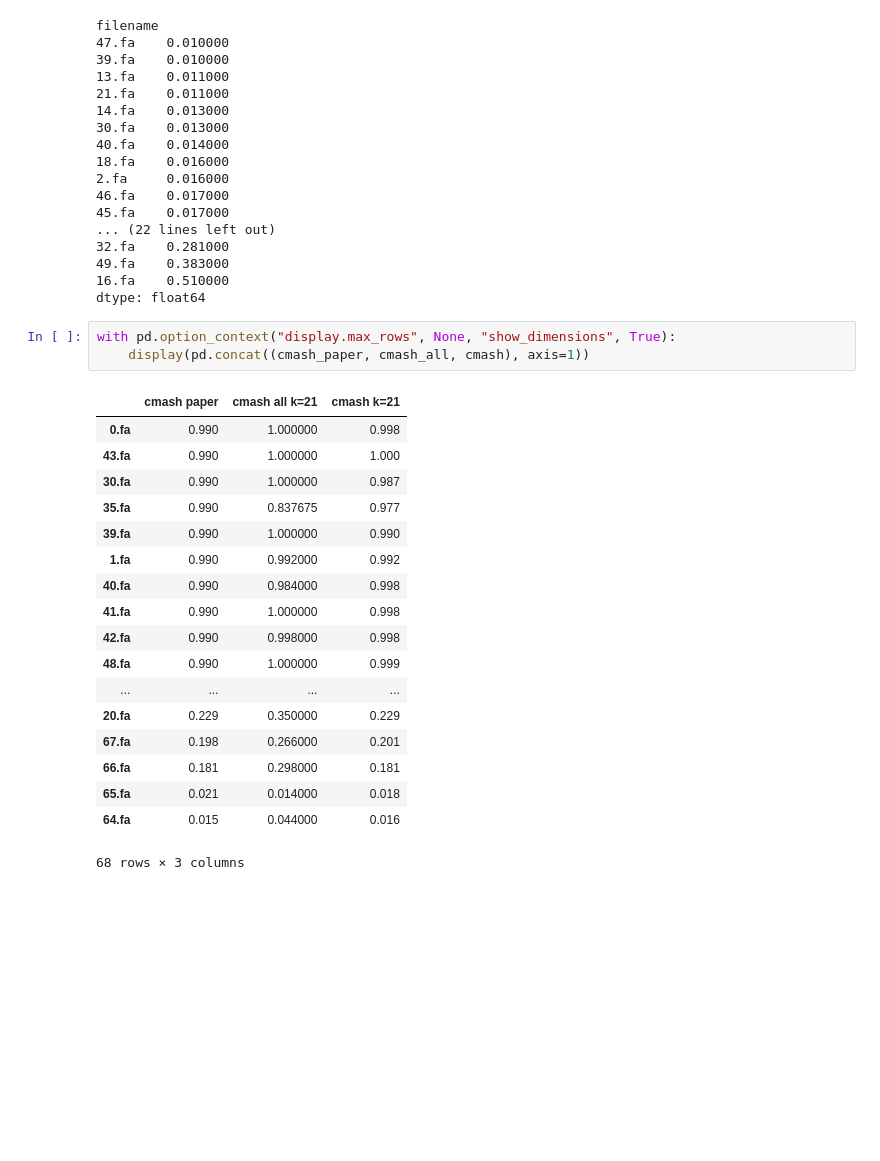
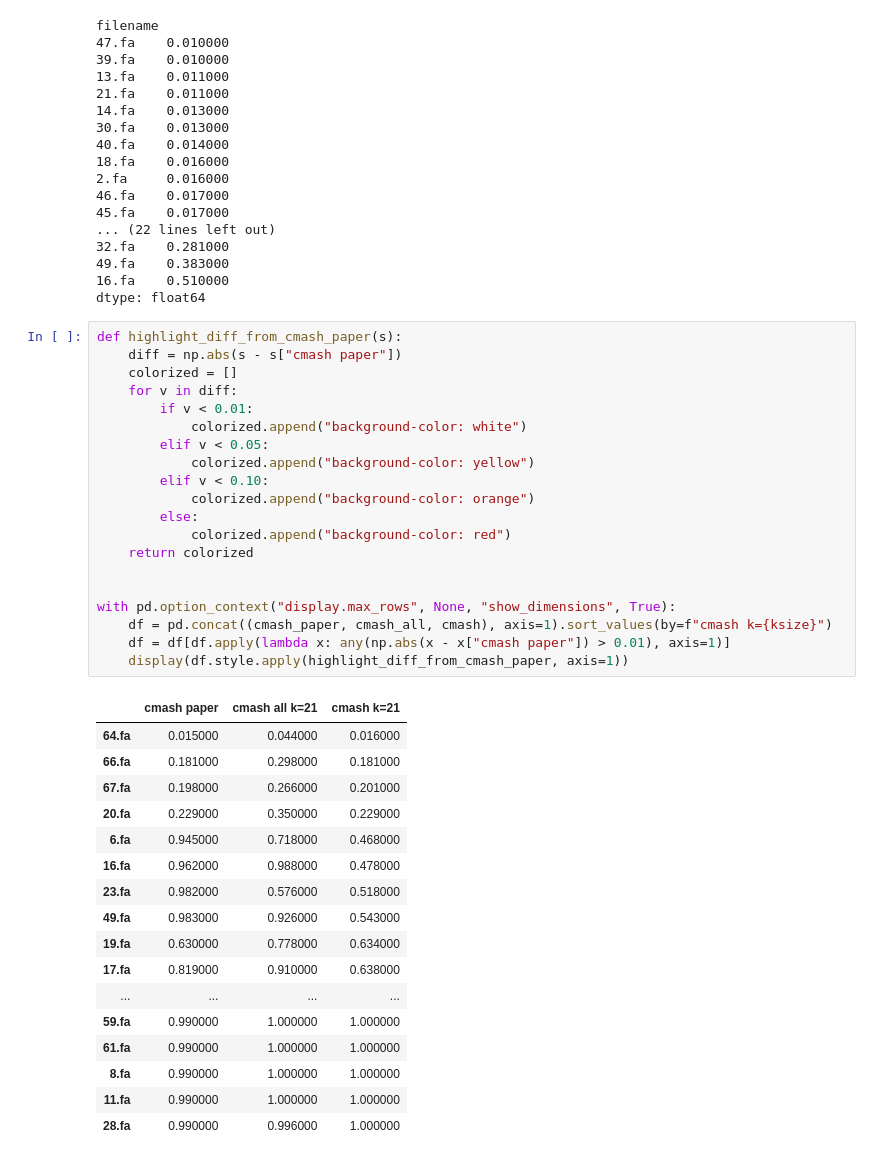
Before and after one commit to luizirber/phd, a Jupyter notebook: experiments/smol_gather/notebooks/analysis.ipynb, the cells around one changed output. Drawn from its saved outputs; the diff is of its cells as text; blank space fills up the shorter version.

Commit message:
cmash updates

```diff
--- a/experiments/smol_gather/notebooks/analysis.ipynb
+++ b/experiments/smol_gather/notebooks/analysis.ipynb
@@ -434,25 +434,41 @@ filename
 49.fa    0.383000
 16.fa    0.510000
 dtype: float64
-# %%
-with pd.option_context("display.max_rows", None, "show_dimensions", True):
-    display(pd.concat((cmash_paper, cmash_all, cmash), axis=1))
-# %% [output]
-|  | cmash paper | cmash all k=21 | cmash k=21 |
-| 0.fa | 0.990 | 1.000000 | 0.998 |
-| 43.fa | 0.990 | 1.000000 | 1.000 |
-| 30.fa | 0.990 | 1.000000 | 0.987 |
-| 35.fa | 0.990 | 0.837675 | 0.977 |
-| 39.fa | 0.990 | 1.000000 | 0.990 |
-| 1.fa | 0.990 | 0.992000 | 0.992 |
-| 40.fa | 0.990 | 0.984000 | 0.998 |
-| 41.fa | 0.990 | 1.000000 | 0.998 |
-| 42.fa | 0.990 | 0.998000 | 0.998 |
-| 48.fa | 0.990 | 1.000000 | 0.999 |
-| ... | ... | ... | ... |
-| 20.fa | 0.229 | 0.350000 | 0.229 |
-| 67.fa | 0.198 | 0.266000 | 0.201 |
-| 66.fa | 0.181 | 0.298000 | 0.181 |
-| 65.fa | 0.021 | 0.014000 | 0.018 |
-| 64.fa | 0.015 | 0.044000 | 0.016 |
-68 rows × 3 columns
+# %%
+def highlight_diff_from_cmash_paper(s):
+    diff = np.abs(s - s["cmash paper"])
+    colorized = []
+    for v in diff:
+        if v < 0.01:
+            colorized.append("background-color: white")
+        elif v < 0.05:
+            colorized.append("background-color: yellow")
+        elif v < 0.10:
+            colorized.append("background-color: orange")
+        else:
+            colorized.append("background-color: red")
+    return colorized
+
+
+with pd.option_context("display.max_rows", None, "show_dimensions", True):
+    df = pd.concat((cmash_paper, cmash_all, cmash), axis=1).sort_values(by=f"cmash k={ksize}")
+    df = df[df.apply(lambda x: any(np.abs(x - x["cmash paper"]) > 0.01), axis=1)]
+    display(df.style.apply(highlight_diff_from_cmash_paper, axis=1))
+# %% [output]
+|  | cmash paper | cmash all k=21 | cmash k=21 |
+| 64.fa | 0.015000 | 0.044000 | 0.016000 |
+| 66.fa | 0.181000 | 0.298000 | 0.181000 |
+| 67.fa | 0.198000 | 0.266000 | 0.201000 |
+| 20.fa | 0.229000 | 0.350000 | 0.229000 |
+| 6.fa | 0.945000 | 0.718000 | 0.468000 |
+| 16.fa | 0.962000 | 0.988000 | 0.478000 |
+| 23.fa | 0.982000 | 0.576000 | 0.518000 |
+| 49.fa | 0.983000 | 0.926000 | 0.543000 |
+| 19.fa | 0.630000 | 0.778000 | 0.634000 |
+| 17.fa | 0.819000 | 0.910000 | 0.638000 |
+| ... | ... | ... | ... |
+| 59.fa | 0.990000 | 1.000000 | 1.000000 |
+| 61.fa | 0.990000 | 1.000000 | 1.000000 |
+| 8.fa | 0.990000 | 1.000000 | 1.000000 |
+| 11.fa | 0.990000 | 1.000000 | 1.000000 |
+| 28.fa | 0.990000 | 0.996000 | 1.000000 |
```
